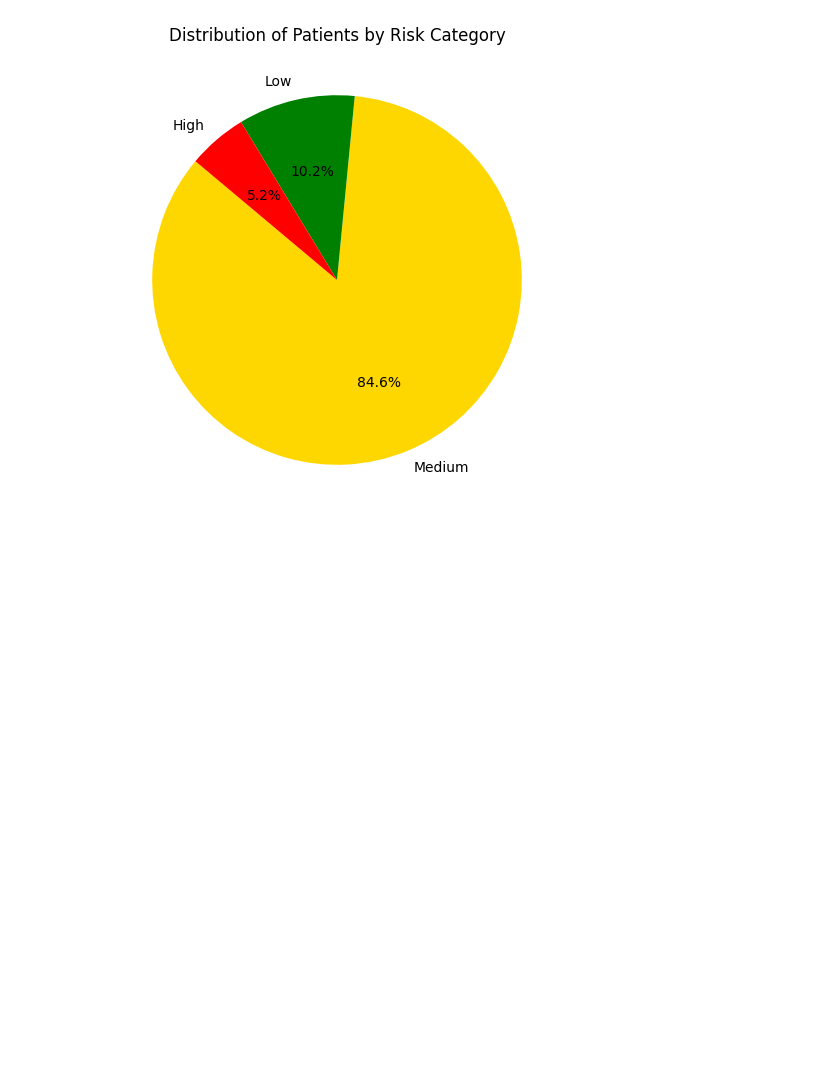
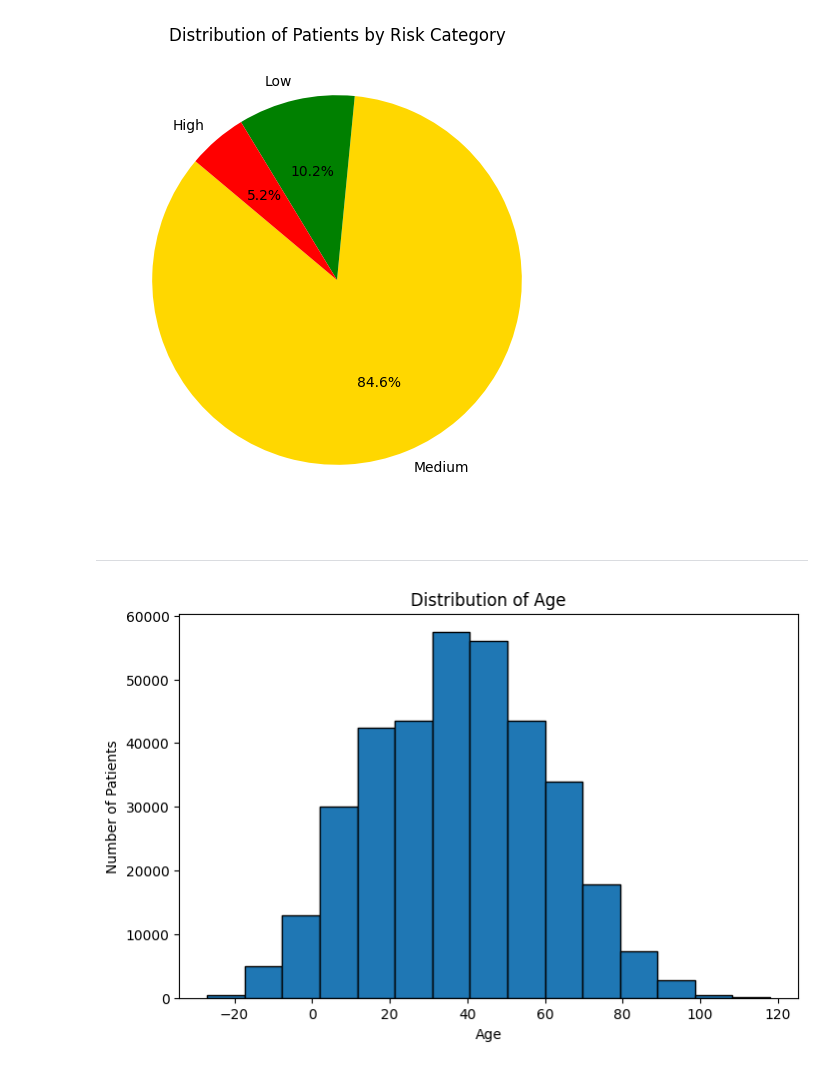
Before and after one commit to Fulankeee/SmilePass, a Jupyter notebook: Risk_level_analysis.ipynb, the cells around one changed output. Cells and saved outputs as stored; diff of their text form; code cells hidden in the pictures; blank space fills up the shorter version.

```diff
--- a/Risk_level_analysis.ipynb
+++ b/Risk_level_analysis.ipynb
@@ -234,0 +233,12 @@ Passing `palette` without assigning `hue` is deprecated and will be removed in v
+# %% [markdown]
+---
+# %%
+# Consider adding age as a variable for the risk level (age as a regulation term)
+plt.figure(figsize=(8, 5))
+plt.hist(df['age_at_filling'], bins=15, edgecolor='black')
+plt.xlabel('Age')
+plt.ylabel('Number of Patients')
+plt.title('Distribution of Age')
+plt.show()
+# %% [output]
+[figure, added]
```
Also changed, not shown: parts of 8 cells of this notebook.
